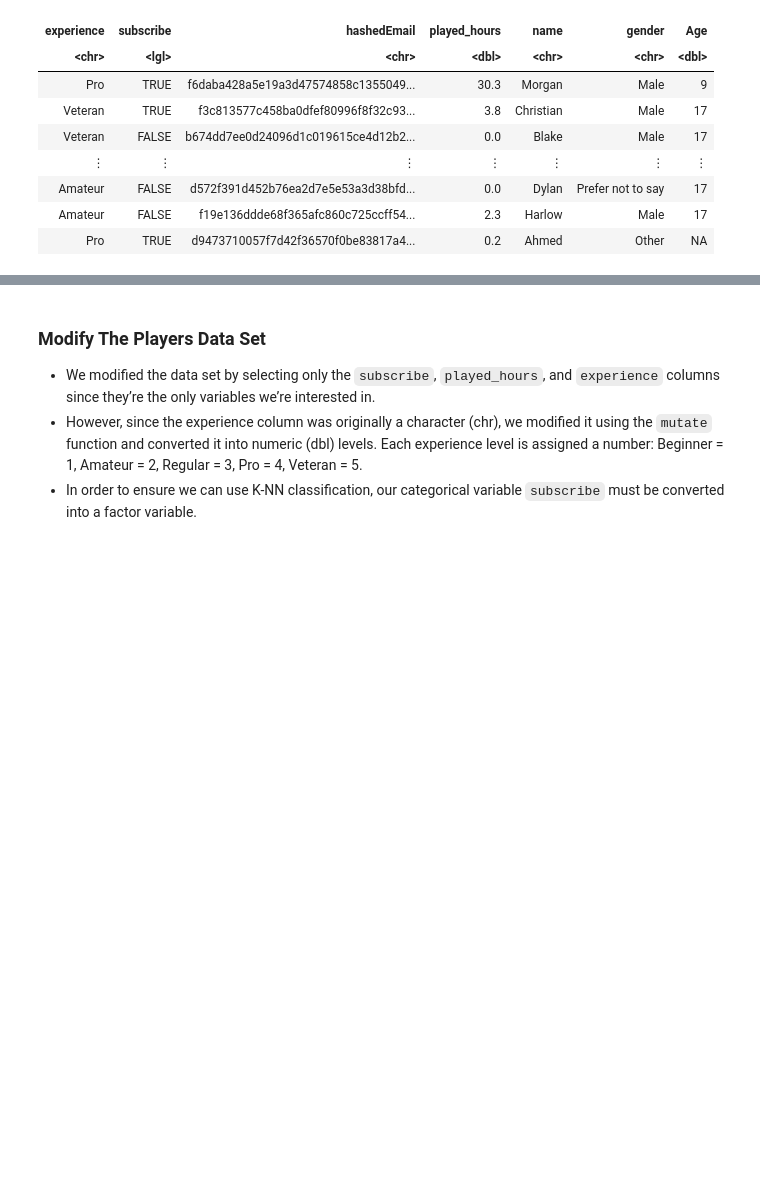
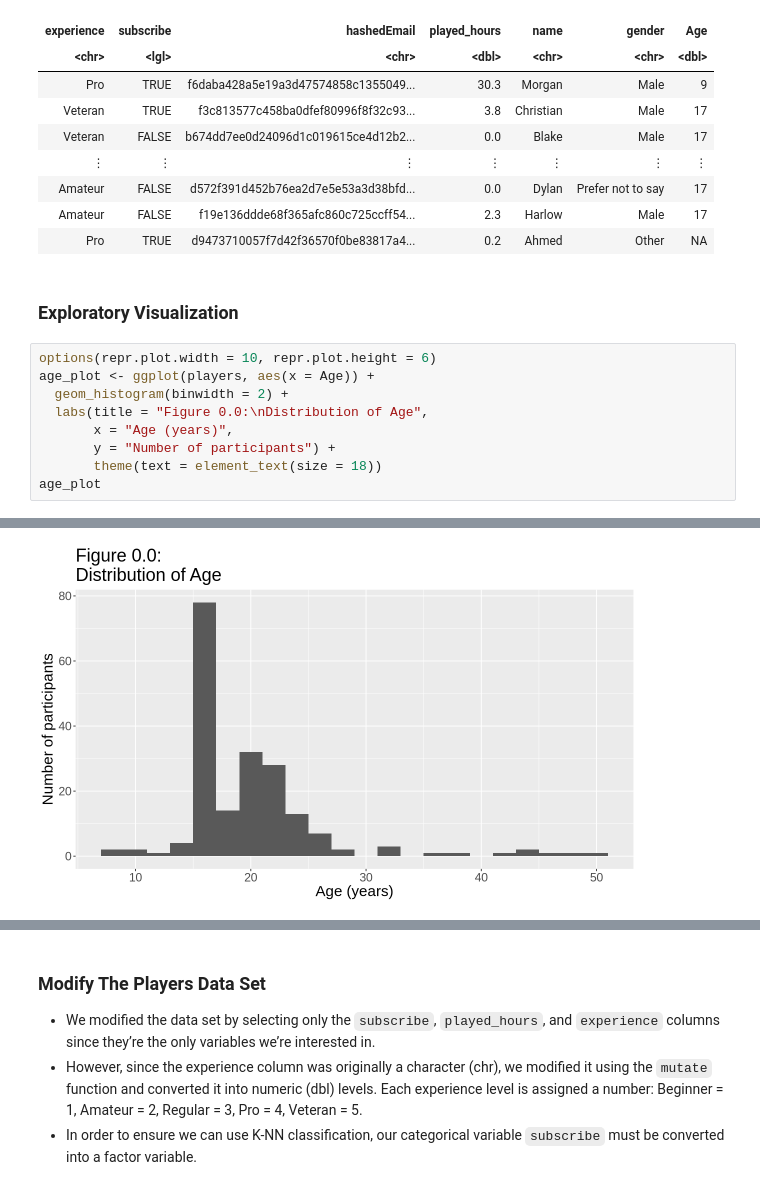
Before and after one commit to CharlieGatley67/group_project, a Jupyter notebook: group_project_2.0.ipynb, the cells around one changed output, grey strips where cells are left out. Drawn from its saved outputs; the diff is of its cells as text; blank space fills up the shorter version.

```diff
--- a/group_project_2.0.ipynb
+++ b/group_project_2.0.ipynb
@@ -104,3 +104,15 @@ A spec_tbl_df: 196 × 7
 | Amateur | FALSE | d572f391d452b76ea2d7e5e53a3d38bfd... | 0.0 | Dylan | Prefer not to say | 17 |
 | Amateur | FALSE | f19e136ddde68f365afc860c725ccff54... | 2.3 | Harlow | Male | 17 |
 | Pro | TRUE | d9473710057f7d42f36570f0be83817a4... | 0.2 | Ahmed | Other | NA |
+# %% [markdown]
+### Exploratory Visualization
+# %%
+options(repr.plot.width = 10, repr.plot.height = 6)
+age_plot <- ggplot(players, aes(x = Age)) +
+  geom_histogram(binwidth = 2) +
+  labs(title = "Figure 0.0:\nDistribution of Age",
+       x = "Age (years)",
+       y = "Number of participants") +
+       theme(text = element_text(size = 18))
+age_plot
+# %% [output]
@@ -106,0 +121 @@ A spec_tbl_df: 196 × 7
+[figure, added]
```
Also changed, not shown: parts of 28 cells of this notebook.
